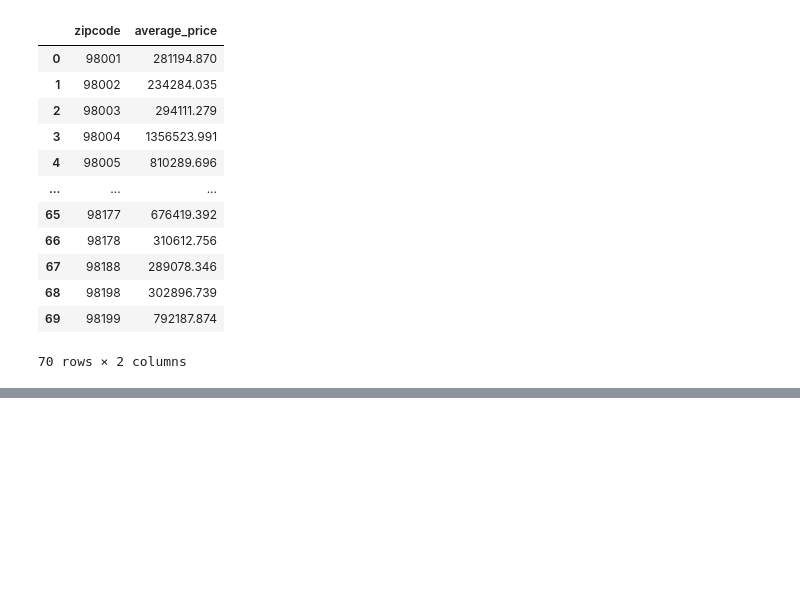
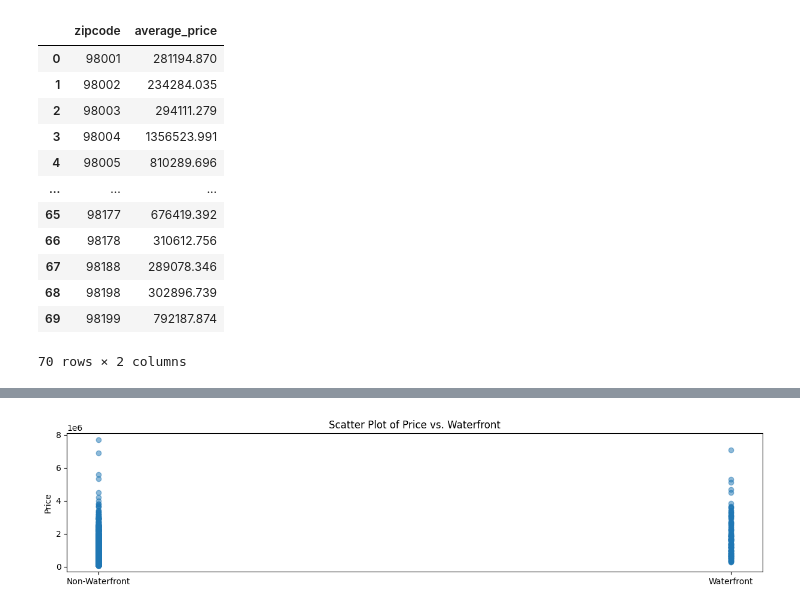
Before and after one commit to PaulZbigniew/ds-eda-project-paul, a Jupyter notebook: EDA.ipynb, the cells around one changed output, grey strips where cells are left out. Saved outputs shown, nothing was run; the diff lists cells and outputs as text; code cells hidden in the pictures; blank space fills up the shorter version.

```diff
--- a/EDA.ipynb
+++ b/EDA.ipynb
@@ -142,0 +162,5 @@ dtype: object
+# %%
+df1 = df.copy()
+df1 = df1[['price', 'bedrooms', 'bathrooms', 'waterfront', 'sqft_living', 'sqft_lot', 'floors', 'view', 'condition', 'grade', 'sqft_above', 'sqft_basement', 'yr_built', 'yr_renovated', 'sqft_living15', 'sqft_lot15', 'zipcode', 'lat', 'long', 'date', 'house_id', 'id', 'id.1']]
+
+df1.tail()
@@ -193,0 +335,12 @@ mean_price_per_zipcode
+# %%
+# Scatter plot
+plt.figure(figsize=(15, 3))
+plt.scatter(df_clean['waterfront'], df_clean['price'], alpha=0.5)
+#plt.xlabel('Waterfront')
+plt.ylabel('Price')
+plt.title('Scatter Plot of Price vs. Waterfront')
+plt.xticks([0, 1], ['Non-Waterfront', 'Waterfront'])
+
+plt.show()
+# %% [output]
+[figure, added]
```
Also changed, not shown: parts of 43 cells of this notebook, 10 other files.
